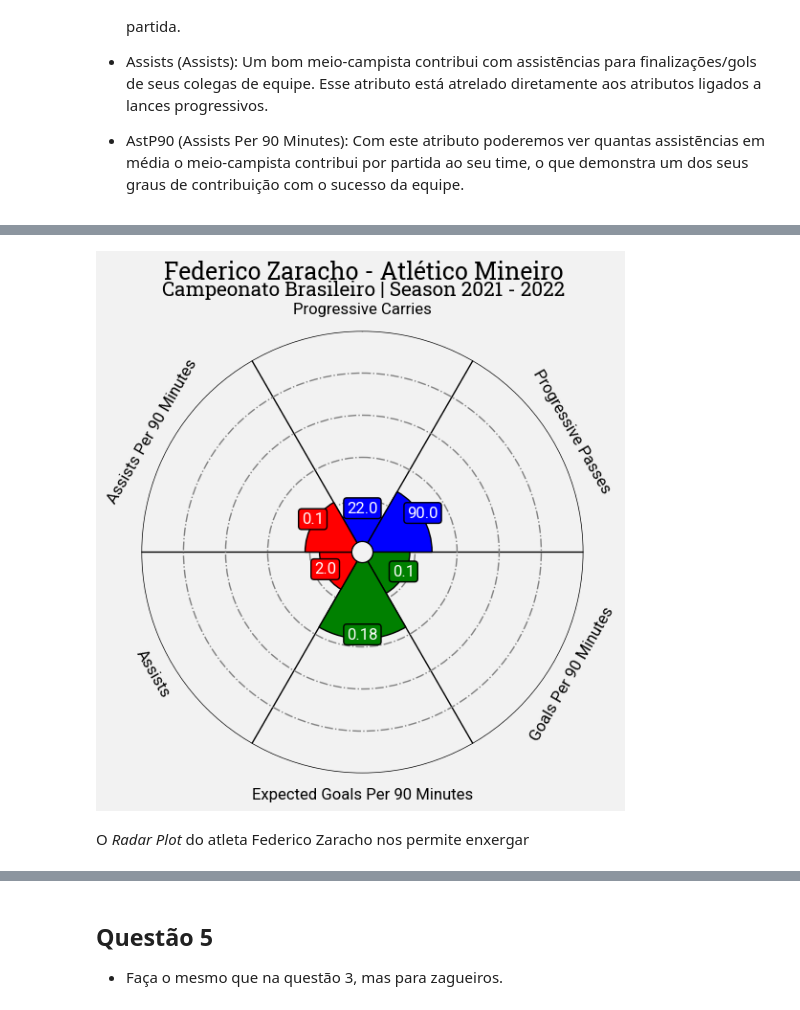
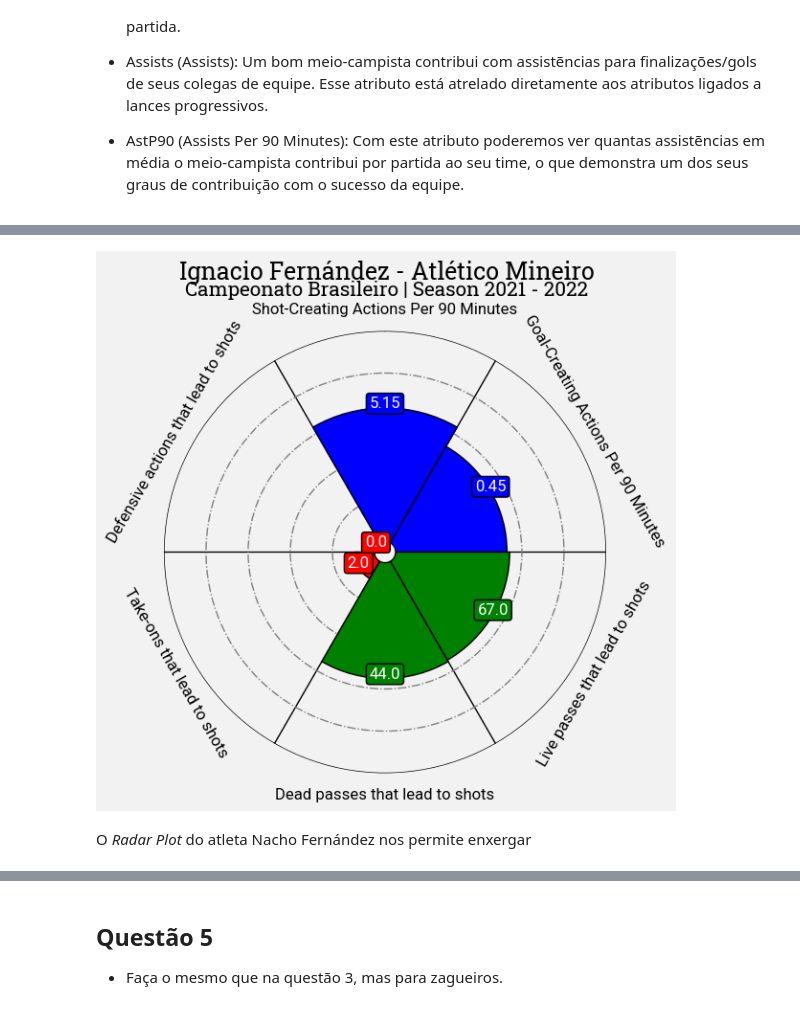
Before and after one commit to lframosferreira/soccer-analytics-notebooks, a Jupyter notebook: atv02/ativ_2.ipynb, the cells around one changed output, grey strips where cells are left out. Saved outputs shown, nothing was run; the diff lists cells and outputs as text; code cells hidden in the pictures.

```diff
--- a/atv02/ativ_2.ipynb
+++ b/atv02/ativ_2.ipynb
@@ -462,15 +462,14 @@ Os três jogadores escolhidos serão:
 O argumento para a escolha destes três meio campistas é idêntico ao usado anteriormente. São jogadores fundamentais para seus clubes cujos desempenhos têm estado acima das demais equipes do país nos últimos anos.
 # %%
 df: pd.DataFrame = pd.read_csv("../data/atv02/player_goal_and_shot_creation.csv")
-df.drop(columns=["Rk", "Nation", "Age", "Born", "90s", "Matches", "-9999"], inplace=True) # removendo colunas "inúteis"
+df.drop(columns=["Rk", "Nation", "Age", "Born", "Matches", "-9999"], inplace=True) # removendo colunas "inúteis"
 
-""" zaracho_series: pd.Series = df[(df["Player"] == "Federico Zaracho") & (df["Squad"] == "Atlético Mineiro")]
+nacho_series: pd.Series = df[(df["Player"] == "Ignacio Fernández") & (df["Squad"] == "Atlético Mineiro")]
 arrascaeta_series: pd.Series = df[(df["Player"] == "Giorgian De Arrascaeta") & (df["Squad"] == "Flamengo")]
-veiga_series: pd.Series = df[(df["Player"] == "Raphael Veiga") & (df["Squad"] == "Palmeiras")]
+scarpa_series: pd.Series = df[(df["Player"] == "Gustavo Scarpa") & (df["Squad"] == "Palmeiras")]
 
-names = ["SCA", "SCA90", "PassLive", "PassDead", "Ast", "AstP90"]
+names = ["SCA90", "GCA90", "PassLive", "PassDead", "TO", "Def"]
 midfielders = df[(df["Pos"].str.contains("MF")) & (df["90s"] >= 15.0)].describe()[names]
 max_values: np.array = midfielders.loc["max"].to_numpy()
 min_values: np.array = midfielders.loc["min"].to_numpy()
-descriptive_names: np.array = np.array(["Progressive Carries", "Progressive Passes", "Goals Per 90 Minutes", "Expected Goals Per 90 Minutes", "Assists", "Assists Per 90 Minutes"]) """
-df
+descriptive_names: np.array = np.array(["Shot-Creating Actions Per 90 Minutes", "Goal-Creating Actions Per 90 Minutes", "Live passes that lead to shots", "Dead passes that lead to shots", "Take-ons that lead to shots", "Defensive actions that lead to shots"])
@@ -491,5 +476,5 @@ df
 # %%
-values: np.array = zaracho_series[names].to_numpy()[0]
+values: np.array = nacho_series[names].to_numpy()[0]
 values_normalized: np.array = np.round(((values - min_values) / max_values) * 100, 2)
 slice_colors = ["blue"] * 2 + ["green"] * 2 + ["red"] * 2
 text_colors = ["white"]*6
@@ -526,37 +511,37 @@ fig, ax = baker.make_pizza(
     ),                   # values to be used when adding parameter
     kwargs_values=dict(
         color="#000000", fontsize=12,
         fontproperties=font_normal.prop, zorder=3,
         bbox=dict(
             edgecolor="#000000", facecolor="cornflowerblue",
             boxstyle="round,pad=0.2", lw=1
         )
     )                    # values to be used when adding parameter-values
 )
 
 #putting text
 texts = baker.get_value_texts()
 
 for i, text in enumerate(texts):
     text.set_text(str(values[i]))
 # add title
 fig.text(
-    0.515, 0.97, "Federico Zaracho - Atlético Mineiro", size=18,
+    0.515, 0.97, "Ignacio Fernández - Atlético Mineiro", size=18,
     ha="center", fontproperties=font_bold.prop, color="#000000"
 )
 
 # add subtitle
 fig.text(
     0.515, 0.942,
     "Campeonato Brasileiro | Season 2021 - 2022",
     size=15,
     ha="center", fontproperties=font_bold.prop, color="#000000"
 )
 plt.show()
 # %% [output]
-[figure, old version]
+[figure, new version]
 # %% [markdown]
-O *Radar Plot* do atleta Federico Zaracho nos permite enxergar
+O *Radar Plot* do atleta Nacho Fernández nos permite enxergar
 # %%
 values: np.array = arrascaeta_series[names].to_numpy()[0]
 values_normalized: np.array = np.round(((values - min_values) / max_values) * 100, 2)
```
Also changed, not shown: parts of 4 cells of this notebook.
